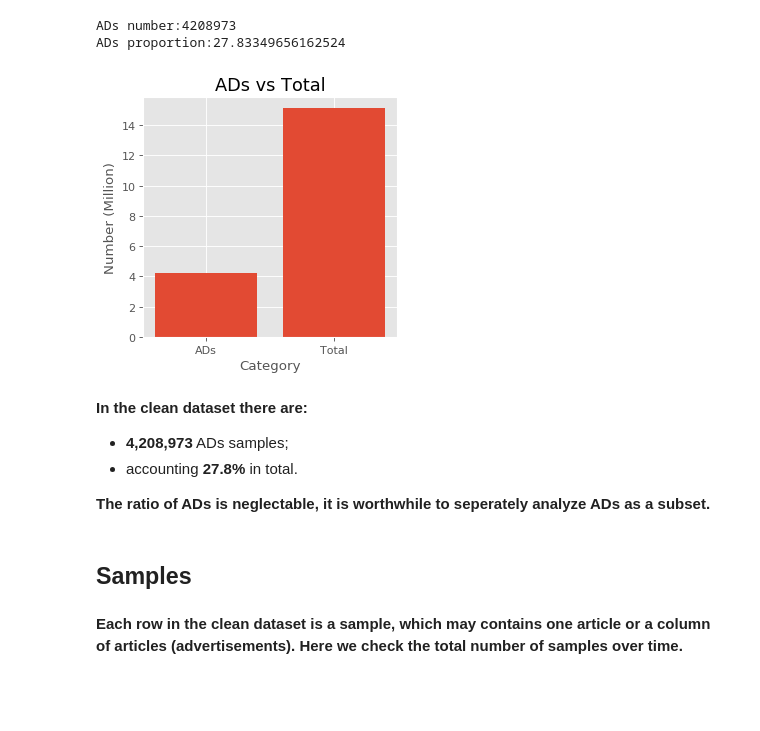
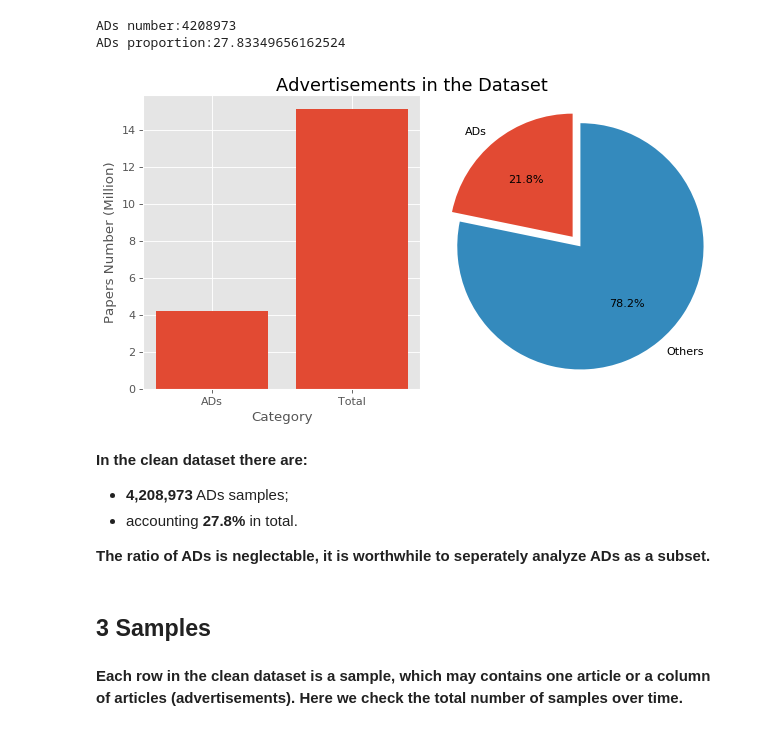
Before and after one commit to xandercai/papers-past-topic-modeling, a Jupyter notebook: 3-exploring/1-explore.ipynb, the cells around one changed output. Drawn from its saved outputs; the diff is of its cells as text; code cells hidden in the pictures; blank space fills up the shorter version.

```diff
--- a/3-exploring/1-explore.ipynb
+++ b/3-exploring/1-explore.ipynb
@@ -84,17 +89,29 @@ ADs proportion:27.83349656162524
 x = ['ADs', 'Total']
 value = [n_ads/1000000, n_row/1000000]
 x_pos = [i for i, _ in enumerate(x)]
+x = tuple(x)
-# %%
-plt.figure(figsize=(4, 4), dpi=dpi)
-plt.bar(x_pos, value)
-plt.xlabel('Category')
-plt.ylabel('Number (Million)')
-plt.title("ADs vs Total", fontdict=dict(size=16))
-plt.xticks(x_pos, x)
-plt.tight_layout()
-plt.show()
-# %% [output]
-[figure, removed]
+# %%
+# plot
+fig, axes = plt.subplots(nrows=1, ncols=2, figsize=(8, 4.5), dpi=dpi)
+
+axes[0].bar(x_pos, value)
+#axes[0].set_xticklabels(x)
+axes[0].set_aspect(2/value[1])
+axes[0].set_xticks(x_pos)
+axes[0].set_xticklabels(x)
+axes[0].set_xlabel('Category')
+axes[0].set_ylabel('Papers Number (Million)')
+
+axes[1].pie(value, labels=['ADs', 'Others'],
+            explode=(0.1,0), autopct='%1.1f%%',
+            shadow=False, startangle=90)
+axes[1].axis('equal')
+
+fig.suptitle("Advertisements in the Dataset", fontsize=16)
+fig.tight_layout()
+plt.show()
+# %% [output]
+[figure, added]
 # %% [markdown]
 **In the clean dataset there are:**
 * **4,208,973** ADs samples;
@@ -102,7 +119,7 @@ plt.show()
 
 **The ratio of ADs is neglectable, it is worthwhile to seperately analyze ADs as a subset.**
 # %% [markdown]
-## Samples
+## 3 Samples
 # %% [markdown]
 **Each row in the clean dataset is a sample, which may contains one article or a column of articles (advertisements). Here we check the total number of samples over time.**
 # %%
```
Also changed, not shown: parts of 9 cells of this notebook, 2 other files.
